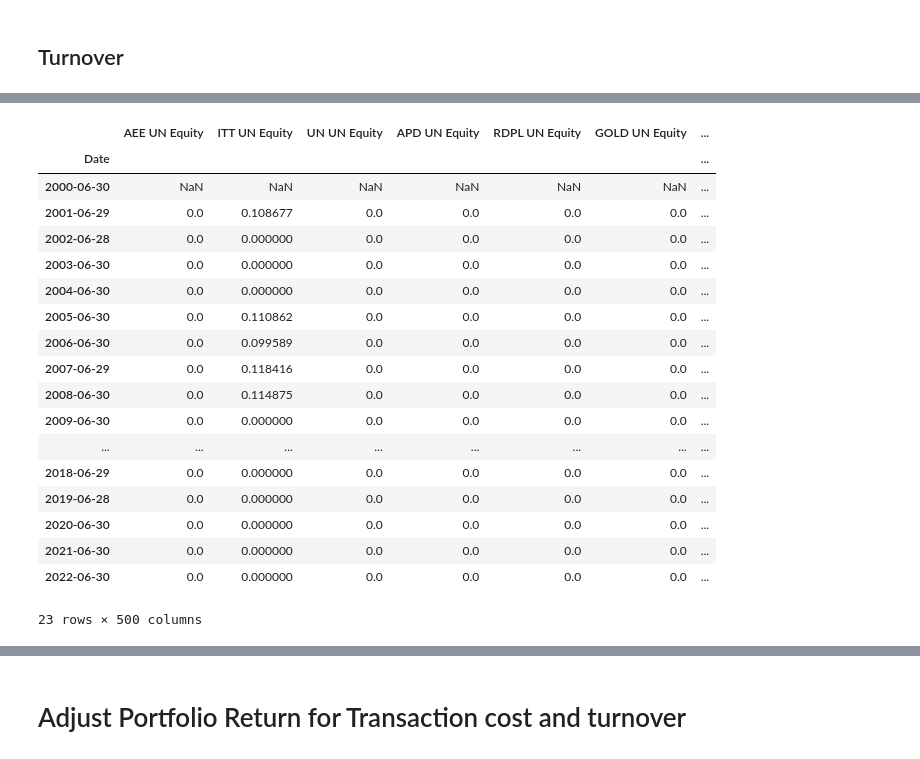
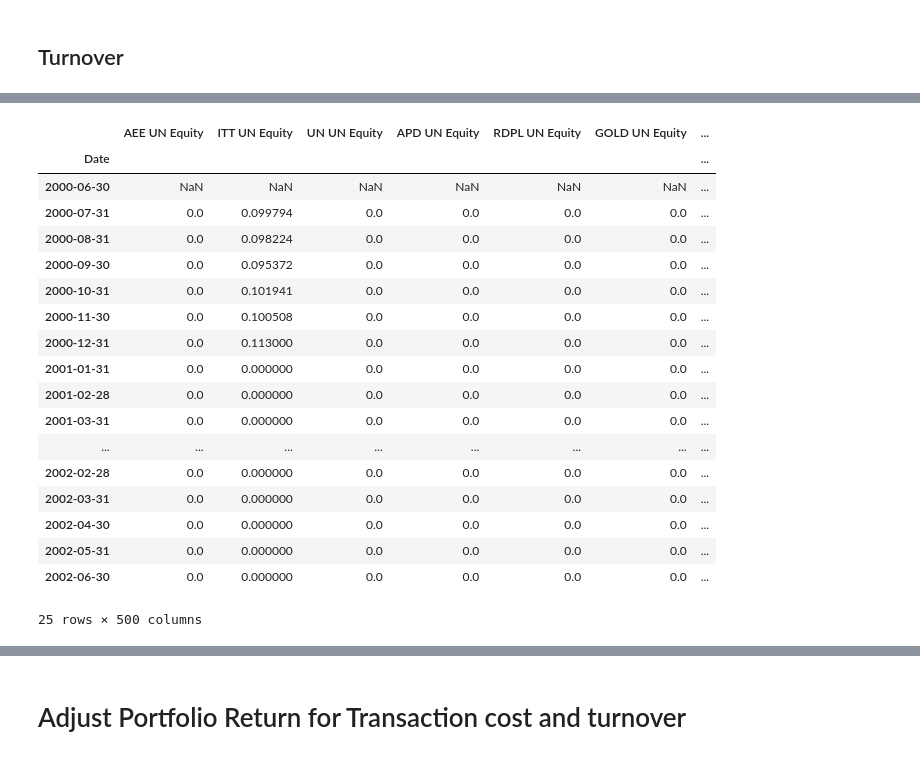
Before and after one commit to GuentherSteiner/Vitznau_2, a Jupyter notebook: 03_CarryTask/Value_monthly.ipynb, the cells around one changed output, grey strips where cells are left out. Cells and saved outputs as stored; diff of their text form; code cells hidden in the pictures.

```diff
--- a/03_CarryTask/Value_monthly.ipynb
+++ b/03_CarryTask/Value_monthly.ipynb
@@ -301,7 +291,6 @@ mtl_ret
 weighted_ret = pd.DataFrame(vecmult(des_weight, mtl_ret))
 # %%
 weighted_ret.set_index(mtl_ret.index, inplace=True) # set datetimeindex
-weighted_ret = weighted_ret.loc["2000-06-30":"2022-06-30", :]
 weighted_ret
 # %% [output]
 |  | 0 | 1 | 2 | 3 | 4 | 5 | 6 | 7 | 8 | 9 | ... | ... |
@@ -321,7 +310,7 @@ weighted_ret
 # %% [markdown]
 ## PF returns weighted per year
 # %%
-ones500x1 = np.ones(500)
+ones500x1 = np.ones(len(weighted_ret.columns))
 pd.DataFrame(ones500x1)
 # %% [output]
 |  | 0 |
@@ -367,5 +372,6 @@ pf_ret_unadj_gross = pf_ret_unadj.transform(lambda x: x + 1)
 # %%
 # Create (23x500) matrix to match midyear return matrix for scaling factor to calculate adjusted weights
-ones_matrix = np.ones((265,500))
+ones_matrix = np.ones((len(pf_ret_unadj_gross),500))
 pf_ret_unadj_gross_matrix = pd.DataFrame(vecmult(pf_ret_unadj_gross, ones_matrix))
+pf_ret_unadj_gross_matrix
 # %% [output]
@@ -373,6 +391,6 @@ ValueError: operands could not be broadcast together with shapes (265,1) (23,500
 # %%
 # Calculate weight scaling factor by deviding the returns of the assets, per year by the weighted pf return per year
-weight_scaleFactor = pd.DataFrame(vecdiv(midyear_ret_gross,pf_ret_unadj_gross_matrix), columns = midyear_ret_gross.columns, index = midyear_ret_gross.index)
+weight_scaleFactor = pd.DataFrame(vecdiv(mtl_ret_gross,pf_ret_unadj_gross_matrix), columns = mtl_ret_gross.columns, index = mtl_ret_gross.index)
 # %%
 des_weight
 # %% [output]
@@ -449,25 +452,25 @@ des_weight
 # %%
-actual_weight
+actual_weight.head(25)
 # %% [output]
 |  | AEE UN Equity | ITT UN Equity | UN UN Equity | APD UN Equity | RDPL UN Equity | GOLD UN Equity | ... |
 | Date |  |  |  |  |  |  | ... |
 | 2000-06-30 | NaN | NaN | NaN | NaN | NaN | NaN | ... |
-| 2001-06-29 | 0.0 | 0.108677 | 0.0 | 0.0 | 0.0 | 0.0 | ... |
-| 2002-06-28 | 0.0 | 0.000000 | 0.0 | 0.0 | 0.0 | 0.0 | ... |
-| 2003-06-30 | 0.0 | 0.000000 | 0.0 | 0.0 | 0.0 | 0.0 | ... |
-| 2004-06-30 | 0.0 | 0.000000 | 0.0 | 0.0 | 0.0 | 0.0 | ... |
-| 2005-06-30 | 0.0 | 0.110862 | 0.0 | 0.0 | 0.0 | 0.0 | ... |
-| 2006-06-30 | 0.0 | 0.099589 | 0.0 | 0.0 | 0.0 | 0.0 | ... |
-| 2007-06-29 | 0.0 | 0.118416 | 0.0 | 0.0 | 0.0 | 0.0 | ... |
-| 2008-06-30 | 0.0 | 0.114875 | 0.0 | 0.0 | 0.0 | 0.0 | ... |
-| 2009-06-30 | 0.0 | 0.000000 | 0.0 | 0.0 | 0.0 | 0.0 | ... |
+| 2000-07-31 | 0.0 | 0.099794 | 0.0 | 0.0 | 0.0 | 0.0 | ... |
+| 2000-08-31 | 0.0 | 0.098224 | 0.0 | 0.0 | 0.0 | 0.0 | ... |
+| 2000-09-30 | 0.0 | 0.095372 | 0.0 | 0.0 | 0.0 | 0.0 | ... |
+| 2000-10-31 | 0.0 | 0.101941 | 0.0 | 0.0 | 0.0 | 0.0 | ... |
+| 2000-11-30 | 0.0 | 0.100508 | 0.0 | 0.0 | 0.0 | 0.0 | ... |
+| 2000-12-31 | 0.0 | 0.113000 | 0.0 | 0.0 | 0.0 | 0.0 | ... |
+| 2001-01-31 | 0.0 | 0.000000 | 0.0 | 0.0 | 0.0 | 0.0 | ... |
+| 2001-02-28 | 0.0 | 0.000000 | 0.0 | 0.0 | 0.0 | 0.0 | ... |
+| 2001-03-31 | 0.0 | 0.000000 | 0.0 | 0.0 | 0.0 | 0.0 | ... |
 | ... | ... | ... | ... | ... | ... | ... | ... |
-| 2018-06-29 | 0.0 | 0.000000 | 0.0 | 0.0 | 0.0 | 0.0 | ... |
-| 2019-06-28 | 0.0 | 0.000000 | 0.0 | 0.0 | 0.0 | 0.0 | ... |
-| 2020-06-30 | 0.0 | 0.000000 | 0.0 | 0.0 | 0.0 | 0.0 | ... |
-| 2021-06-30 | 0.0 | 0.000000 | 0.0 | 0.0 | 0.0 | 0.0 | ... |
-| 2022-06-30 | 0.0 | 0.000000 | 0.0 | 0.0 | 0.0 | 0.0 | ... |
+| 2002-02-28 | 0.0 | 0.000000 | 0.0 | 0.0 | 0.0 | 0.0 | ... |
+| 2002-03-31 | 0.0 | 0.000000 | 0.0 | 0.0 | 0.0 | 0.0 | ... |
+| 2002-04-30 | 0.0 | 0.000000 | 0.0 | 0.0 | 0.0 | 0.0 | ... |
+| 2002-05-31 | 0.0 | 0.000000 | 0.0 | 0.0 | 0.0 | 0.0 | ... |
+| 2002-06-30 | 0.0 | 0.000000 | 0.0 | 0.0 | 0.0 | 0.0 | ... |
-23 rows × 500 columns
+25 rows × 500 columns
 # %%
 turnover = pd.DataFrame(abs(vecdif(des_weight, actual_weight)), index = weight_scaleFactor.index)
 turnover.loc["2000-06-30",:] = des_weight.loc["2000-06-30",:] # Adjust for buying the whole portfolio at the 30.06.2000
```
Also changed, not shown: parts of 18 cells of this notebook, 7 other files.
